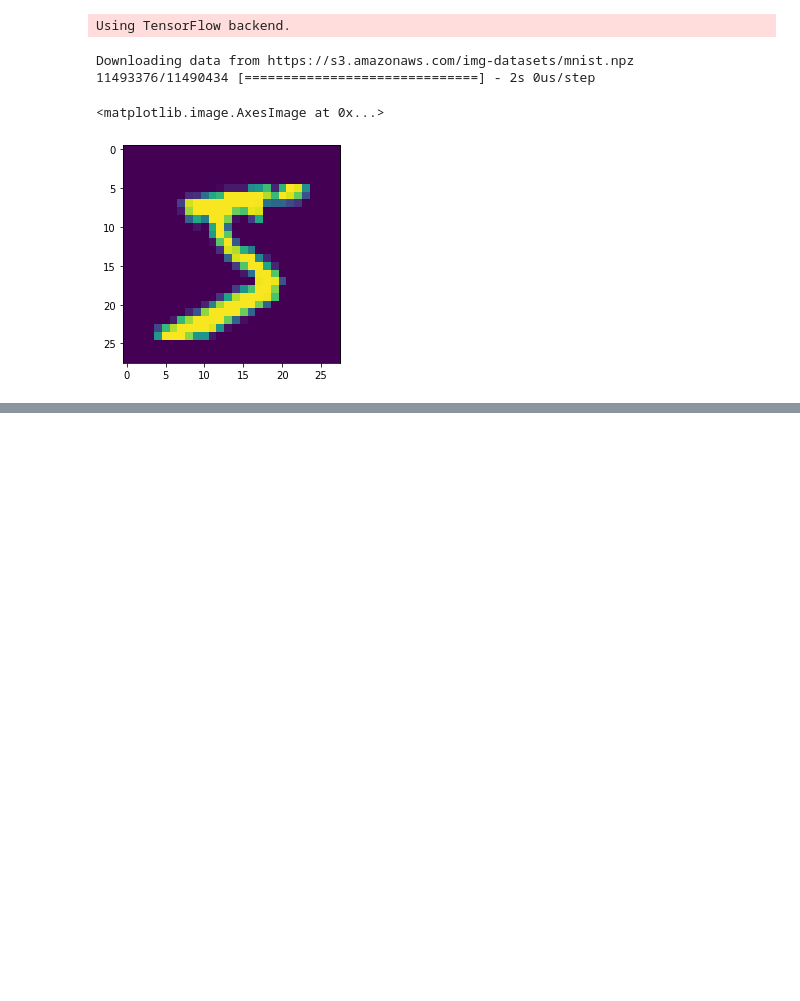
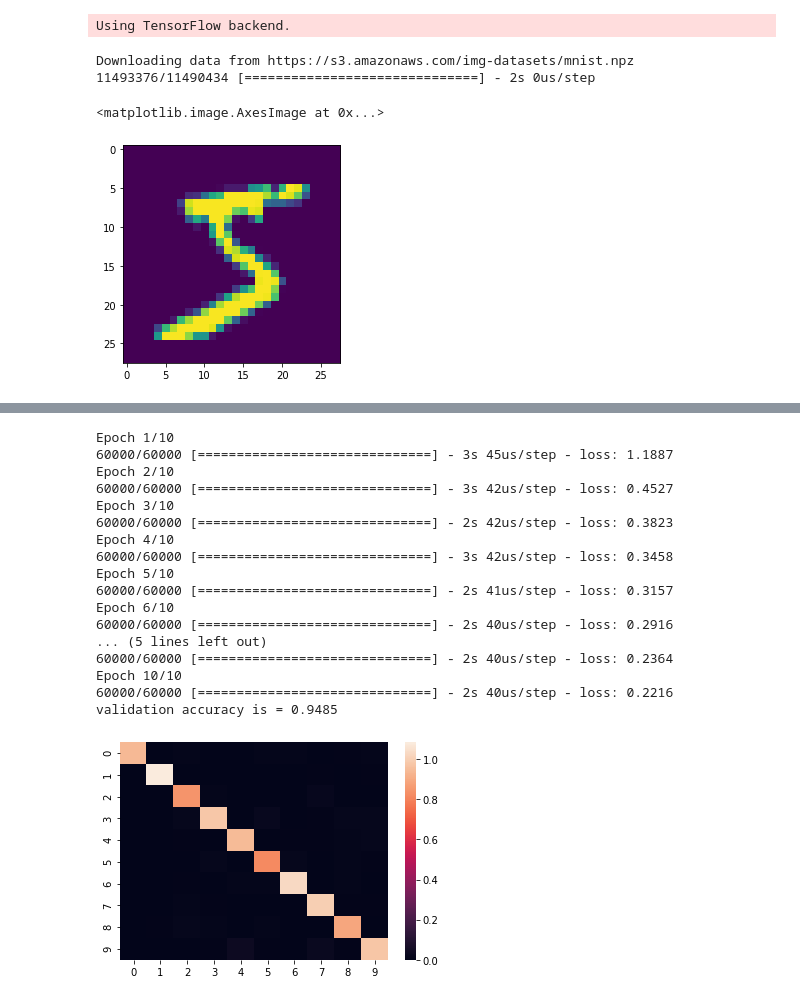
Before and after one commit to greyhound101/internship, a Jupyter notebook: Untitled4.ipynb, the cells around one changed output, grey strips where cells are left out. Cells and saved outputs as stored; diff of their text form; code cells hidden in the pictures; blank space fills up the shorter version.

```diff
--- a/Untitled4.ipynb
+++ b/Untitled4.ipynb
@@ -45,4 +110,0 @@ mod.compile(loss='categorical_crossentropy',optimizer='adam')
-# %%
-x_train=x_train.reshape((x_train.shape[0],28,28,1))
-x_test=x_test.reshape((x_test.shape[0],28,28,1))
-mod.fit(x_train,y_train,epochs=10,batch_size=200)
@@ -70,0 +111,35 @@ Epoch 10/10
+# %%
+
+inp=Input((28,28,1))
+cnv=Conv2D(32,(5,5),input_shape=(28,28,1),activation='relu')(inp)
+mxp=MaxPooling2D()(cnv)
+drp=Dropout(0.3)(mxp)
+flt=Flatten()(drp)
+dns=Dense(128,activation='relu')(flt)
+out=Dense(10,activation='softmax')(dns)
+mod=Model(inputs=inp,outputs=out)
+mod.compile(loss='categorical_crossentropy',optimizer='sgd')
+mod.fit(x_train,to_categorical(y_train),epochs=10,batch_size=200)
+pred=mod.predict(x_test)
+pred_1=np.argmax(pred,1)
+confusion_matrix(pred_1,y_test)
+print("validation accuracy is = "+str(accuracy_score(y_test,pred_1)))
+# %% [output]
+Epoch 1/10
+60000/60000 [==============================] - 3s 45us/step - loss: 1.1887
+Epoch 2/10
+60000/60000 [==============================] - 3s 42us/step - loss: 0.4527
+Epoch 3/10
+60000/60000 [==============================] - 2s 42us/step - loss: 0.3823
+Epoch 4/10
+60000/60000 [==============================] - 3s 42us/step - loss: 0.3458
+Epoch 5/10
+60000/60000 [==============================] - 2s 41us/step - loss: 0.3157
+Epoch 6/10
+60000/60000 [==============================] - 2s 40us/step - loss: 0.2916
+... (5 lines left out)
+60000/60000 [==============================] - 2s 40us/step - loss: 0.2364
+Epoch 10/10
+60000/60000 [==============================] - 2s 40us/step - loss: 0.2216
+validation accuracy is = 0.9485
+[figure, added]
```
Also changed, not shown: parts of 17 cells of this notebook.
